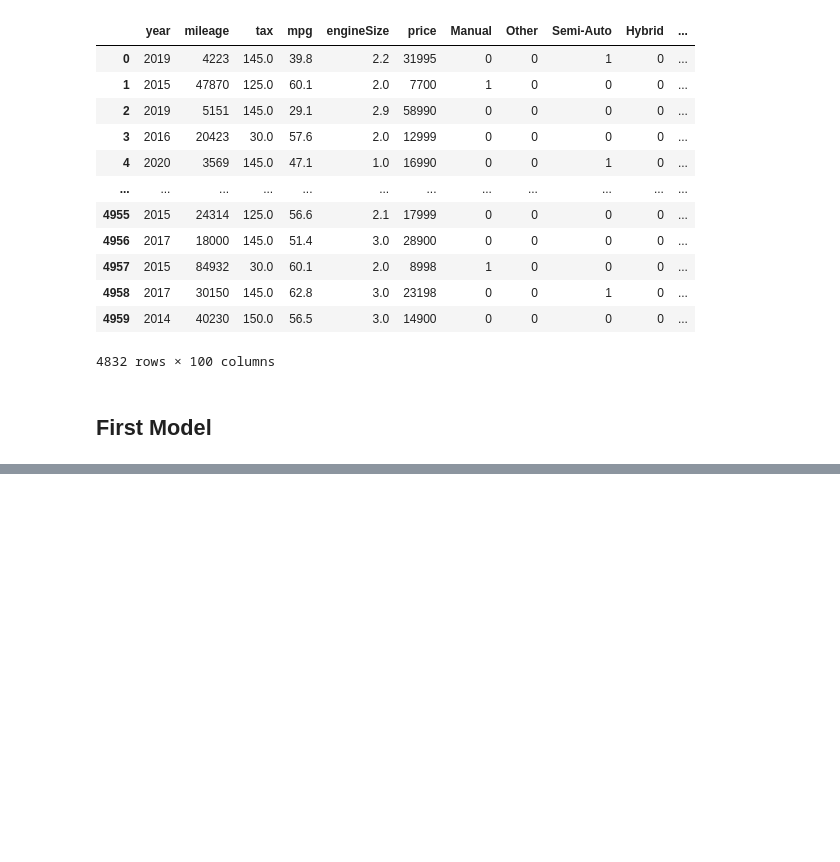
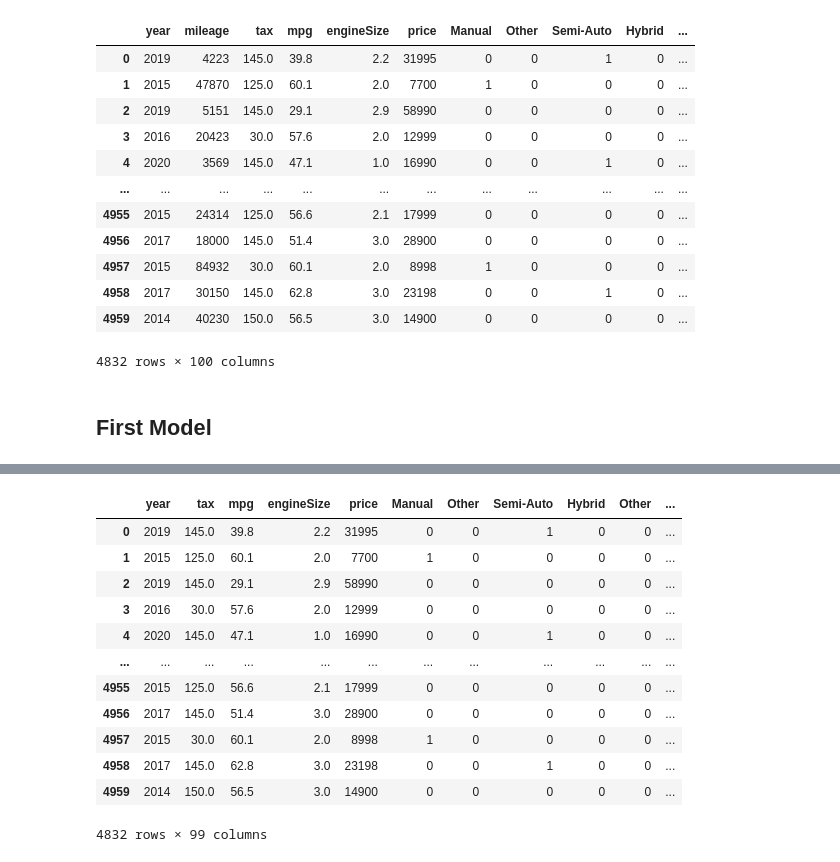
Before and after one commit to Marcos-Verdi/DA_Reg_carPricePrediction, a Jupyter notebook: car_price_prediction.ipynb, the cells around one changed output, grey strips where cells are left out. Drawn from its saved outputs; the diff is of its cells as text; code cells hidden in the pictures; blank space fills up the shorter version.

```diff
--- a/car_price_prediction.ipynb
+++ b/car_price_prediction.ipynb
@@ -550,0 +565,16 @@ The mean sqaured error for  RandomForestRegressor()  is  4428.50847264289
+# %%
+df2
+# %% [output]
+|  | year | tax | mpg | engineSize | price | Manual | Other | Semi-Auto | Hybrid | Other | ... |
+| 0 | 2019 | 145.0 | 39.8 | 2.2 | 31995 | 0 | 0 | 1 | 0 | 0 | ... |
+| 1 | 2015 | 125.0 | 60.1 | 2.0 | 7700 | 1 | 0 | 0 | 0 | 0 | ... |
+| 2 | 2019 | 145.0 | 29.1 | 2.9 | 58990 | 0 | 0 | 0 | 0 | 0 | ... |
+| 3 | 2016 | 30.0 | 57.6 | 2.0 | 12999 | 0 | 0 | 0 | 0 | 0 | ... |
+| 4 | 2020 | 145.0 | 47.1 | 1.0 | 16990 | 0 | 0 | 1 | 0 | 0 | ... |
+| ... | ... | ... | ... | ... | ... | ... | ... | ... | ... | ... | ... |
+| 4955 | 2015 | 125.0 | 56.6 | 2.1 | 17999 | 0 | 0 | 0 | 0 | 0 | ... |
+| 4956 | 2017 | 145.0 | 51.4 | 3.0 | 28900 | 0 | 0 | 0 | 0 | 0 | ... |
+| 4957 | 2015 | 30.0 | 60.1 | 2.0 | 8998 | 1 | 0 | 0 | 0 | 0 | ... |
+| 4958 | 2017 | 145.0 | 62.8 | 3.0 | 23198 | 0 | 0 | 1 | 0 | 0 | ... |
+| 4959 | 2014 | 150.0 | 56.5 | 3.0 | 14900 | 0 | 0 | 0 | 0 | 0 | ... |
+4832 rows × 99 columns
```
Also changed, not shown: parts of 13 cells of this notebook.
